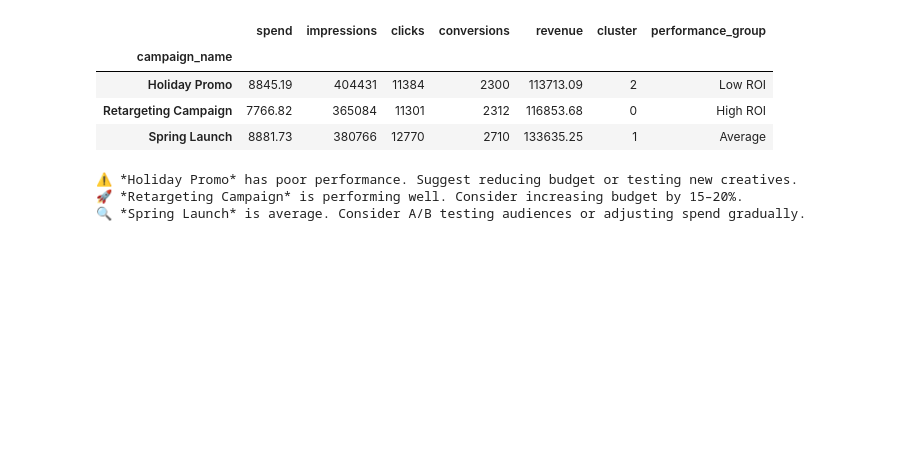
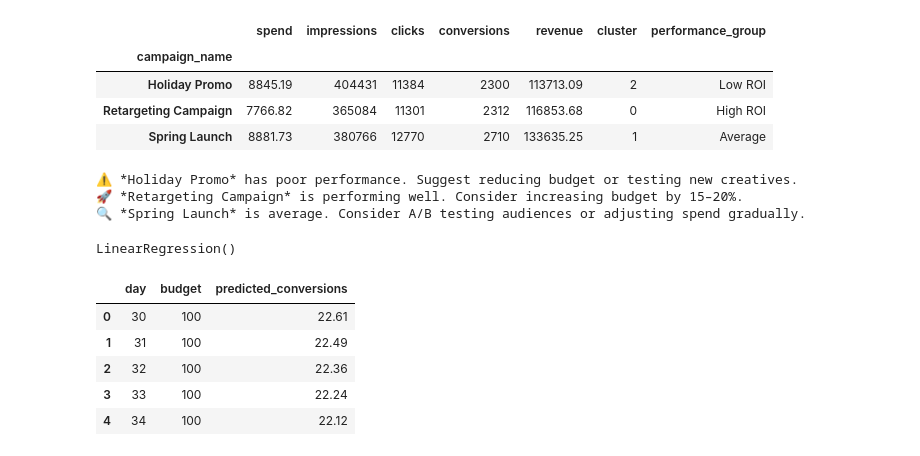
Before and after one commit to Jsze30/marketing-optimization-platform, a Jupyter notebook: ml/meta_insights.ipynb, the cells around one changed output. Drawn from its saved outputs; the diff is of its cells as text; code cells hidden in the pictures; blank space fills up the shorter version.

Commit message:
added predictive budgeting

```diff
--- a/ml/meta_insights.ipynb
+++ b/ml/meta_insights.ipynb
@@ -79,3 +79,56 @@ agg.reset_index().to_csv("../data/meta_insights.csv", index=False)
 with open("../data/meta_recommendations.txt", "w") as f:
     for rec in recommendations:
         f.write(rec + "\n")
+# %%
+import pandas as pd
+from sklearn.linear_model import LinearRegression
+from sklearn.preprocessing import StandardScaler
+
+meta_df = pd.read_csv("../data/meta_ads_sample.csv")
+meta_df["date"] = pd.to_datetime(meta_df["date"])
+meta_df["day"] = (meta_df["date"] - meta_df["date"].min()).dt.days
+
+# Aggregate by campaign and day
+X = meta_df[["day", "spend", "impressions", "clicks", "ctr"]]
+y = meta_df["conversions"]
+model = LinearRegression()
+model.fit(X, y)
+# %% [output]
+LinearRegression()
+# %%
+# Simulate predictions for next 5 days at different spend levels
+scenarios = []
+
+for budget in [100, 250, 400, 500]:
+    for day_offset in range(1, 6):
+        day = X["day"].max() + day_offset
+        impressions = budget * 40  # assume $1 ~ 40 impressions
+        ctr = 0.03  # assume average CTR
+        clicks = impressions * ctr
+
+        X_future = pd.DataFrame([{
+            "day": day,
+            "spend": budget,
+            "impressions": impressions,
+            "clicks": clicks,
+            "ctr": ctr
+        }])
+
+        predicted_conversions = model.predict(X_future)[0]
+
+        scenarios.append({
+            "day": day,
+            "budget": budget,
+            "predicted_conversions": round(predicted_conversions, 2)
+        })
+
+df_budget_forecast = pd.DataFrame(scenarios)
+df_budget_forecast.to_csv("../data/predictive_budgeting.csv", index=False)
+df_budget_forecast.head()
+# %% [output]
+|  | day | budget | predicted_conversions |
+| 0 | 30 | 100 | 22.61 |
+| 1 | 31 | 100 | 22.49 |
+| 2 | 32 | 100 | 22.36 |
+| 3 | 33 | 100 | 22.24 |
+| 4 | 34 | 100 | 22.12 |
```
Also changed, not shown: parts of 1 cell of this notebook, 7 other files.
